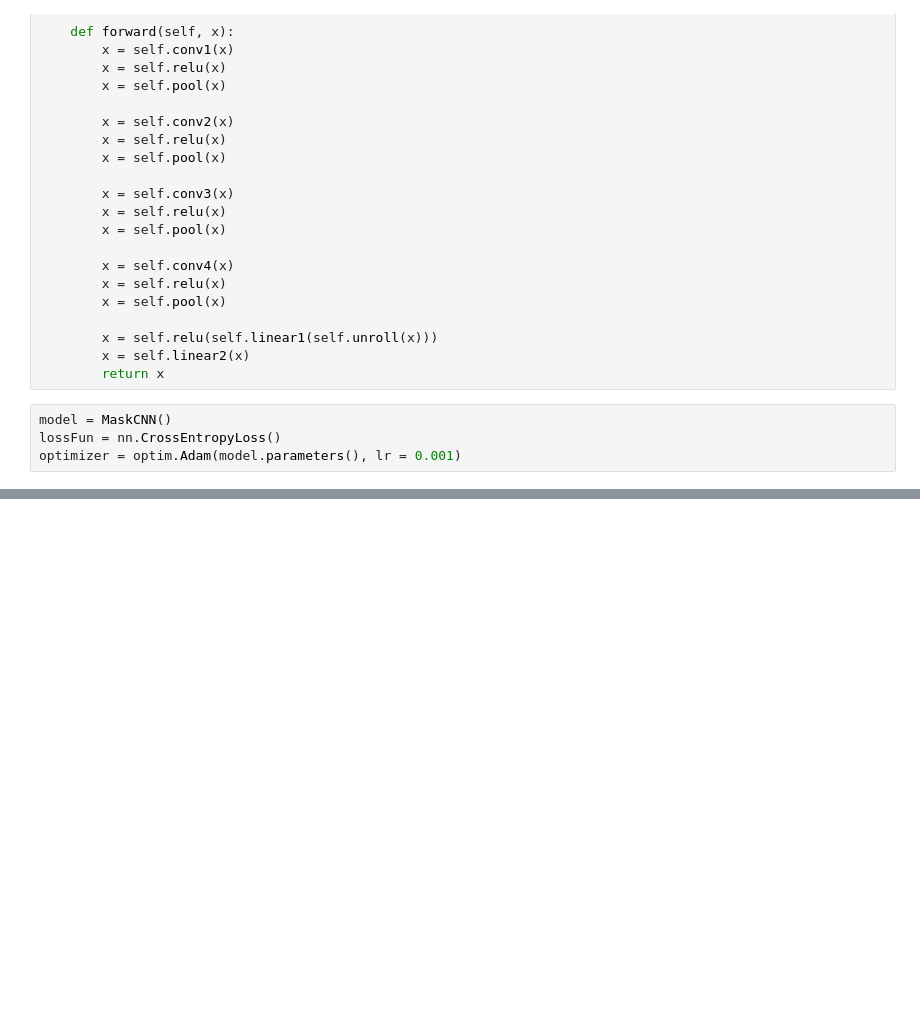
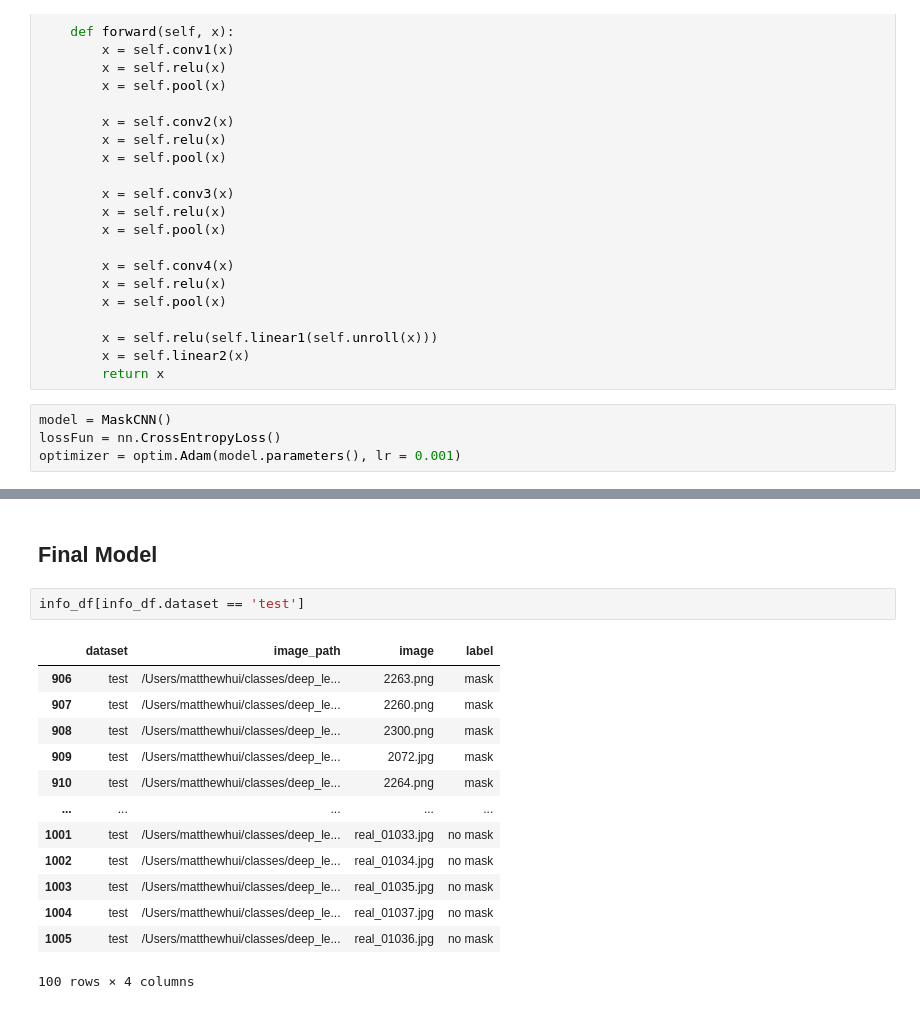
Before and after one commit to jordanuyeki/MSDS631_FinalProject, a Jupyter notebook: MaskClassification.ipynb, the cells around one changed output, grey strips where cells are left out. Saved outputs shown, nothing was run; the diff lists cells and outputs as text; blank space fills up the shorter version.

```diff
--- a/MaskClassification.ipynb
+++ b/MaskClassification.ipynb
@@ -232,0 +508,18 @@ for epoch in range(5):
+# %% [markdown]
+## Final Model
+# %%
+info_df[info_df.dataset == 'test']
+# %% [output]
+|  | dataset | image_path | image | label |
+| 906 | test | /Users/matthewhui/classes/deep_le... | 2263.png | mask |
+| 907 | test | /Users/matthewhui/classes/deep_le... | 2260.png | mask |
+| 908 | test | /Users/matthewhui/classes/deep_le... | 2300.png | mask |
+| 909 | test | /Users/matthewhui/classes/deep_le... | 2072.jpg | mask |
+| 910 | test | /Users/matthewhui/classes/deep_le... | 2264.png | mask |
+| ... | ... | ... | ... | ... |
+| 1001 | test | /Users/matthewhui/classes/deep_le... | real_01033.jpg | no mask |
+| 1002 | test | /Users/matthewhui/classes/deep_le... | real_01034.jpg | no mask |
+| 1003 | test | /Users/matthewhui/classes/deep_le... | real_01035.jpg | no mask |
+| 1004 | test | /Users/matthewhui/classes/deep_le... | real_01037.jpg | no mask |
+| 1005 | test | /Users/matthewhui/classes/deep_le... | real_01036.jpg | no mask |
+100 rows × 4 columns
```
Also changed, not shown: parts of 29 cells of this notebook.
